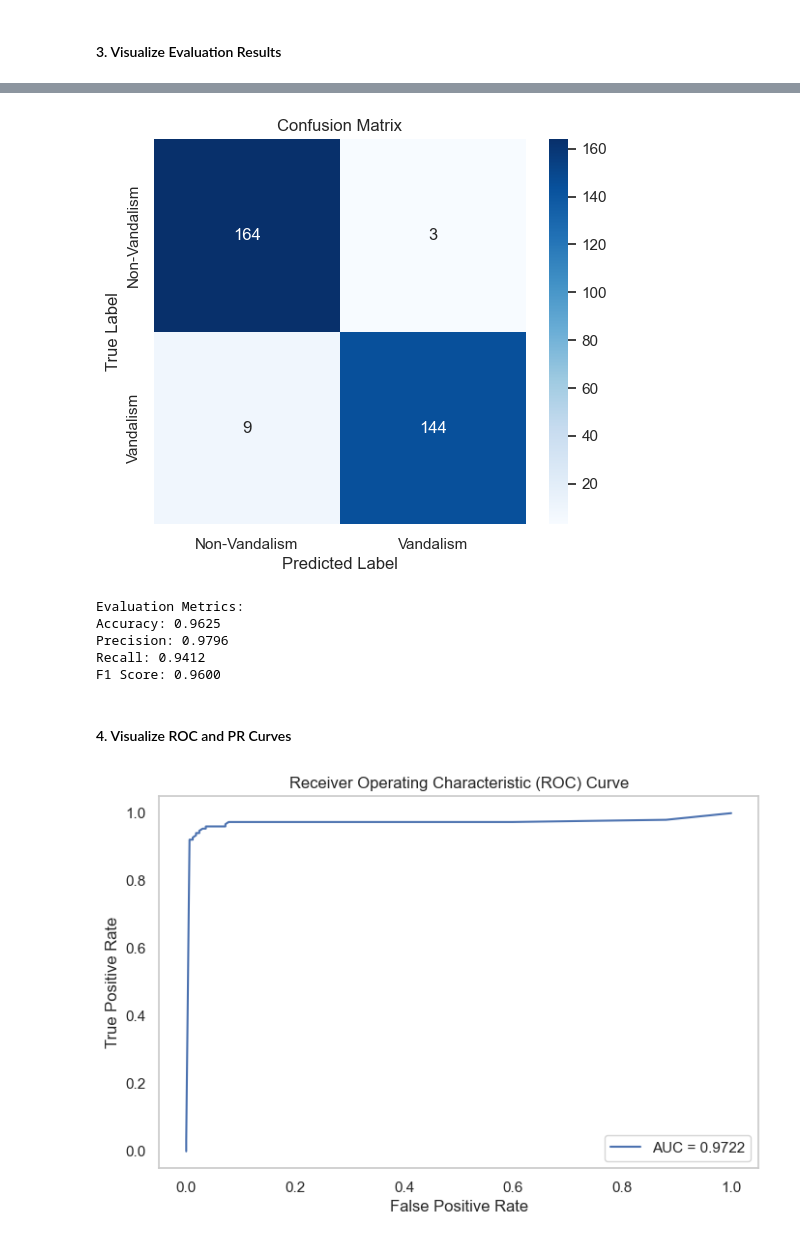
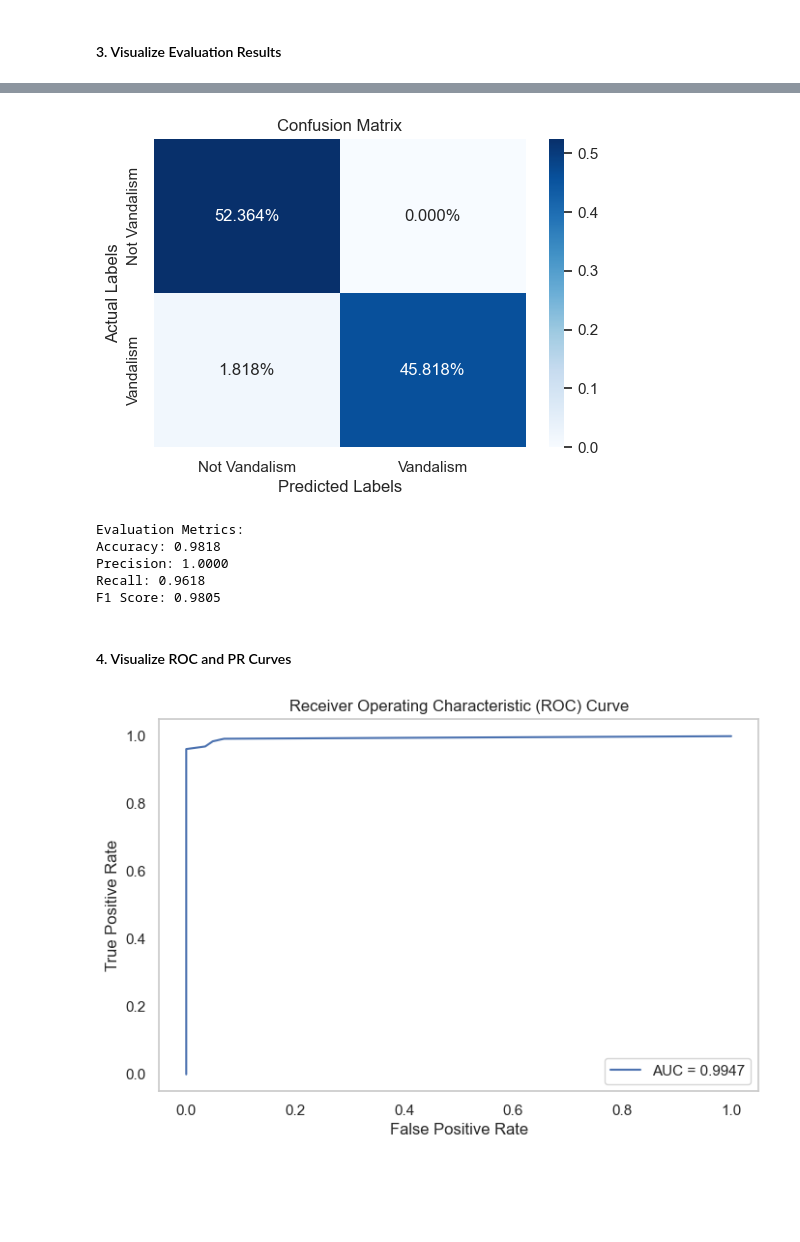
Before and after one commit to rspseshasai/vandalism_detection_osm, a Jupyter notebook: notebooks/visualization_and_analysis_changeset_data.ipynb, the cells around one changed output, grey strips where cells are left out. Cells and saved outputs as stored; diff of their text form; code cells hidden in the pictures; blank space fills up the shorter version.

```diff
--- a/notebooks/visualization_and_analysis_changeset_data.ipynb
+++ b/notebooks/visualization_and_analysis_changeset_data.ipynb
@@ -352,27 +344,12 @@ Evaluation Results Sample:
 # %%
-# Load confusion matrix
-confusion_matrix = np.load(CONFUSION_MATRIX_PATH)
-
-# Plot confusion matrix
-set_plot_style()
-
-plt.figure(figsize=(6, 5))
-sns.heatmap(
-    confusion_matrix, annot=True, fmt='d', cmap='Blues',
-    xticklabels=['Non-Vandalism', 'Vandalism'],
-    yticklabels=['Non-Vandalism', 'Vandalism']
-)
-plt.title('Confusion Matrix')
-plt.xlabel('Predicted Label')
-plt.ylabel('True Label')
-plt.show()
+plot_confusion_matrix('hyper_classifier')
 # %% [output]
-[figure, old version]
+[figure, new version]
 # %%
 # Calculate and display key metrics from evaluation results
-accuracy = (evaluation_results['y_true'] == evaluation_results['y_pred']).mean()
-precision = evaluation_results.query("y_pred == 1 & y_true == 1").shape[0] / evaluation_results.query("y_pred == 1").shape[0]
-recall = evaluation_results.query("y_pred == 1 & y_true == 1").shape[0] / evaluation_results.query("y_true == 1").shape[0]
+accuracy = (evaluation_results['y_true'] == evaluation_results['y_pred_hyper_classifier']).mean()
+precision = evaluation_results.query("y_pred_hyper_classifier == 1 & y_true == 1").shape[0] / evaluation_results.query("y_pred_hyper_classifier == 1").shape[0]
+recall = evaluation_results.query("y_pred_hyper_classifier == 1 & y_true == 1").shape[0] / evaluation_results.query("y_true == 1").shape[0]
 f1_score = 2 * (precision * recall) / (precision + recall)
 
 print("Evaluation Metrics:")
@@ -382,21 +359,21 @@ print(f"Recall: {recall:.4f}")
 print(f"F1 Score: {f1_score:.4f}")
 # %% [output]
 Evaluation Metrics:
-Accuracy: 0.9625
-Precision: 0.9796
-Recall: 0.9412
-F1 Score: 0.9600
+Accuracy: 0.9818
+Precision: 1.0000
+Recall: 0.9618
+F1 Score: 0.9805
 # %% [markdown]
 #### 4. Visualize ROC and PR Curves
 # %%
 from sklearn.metrics import roc_curve, roc_auc_score
 
 # Calculate ROC Curve
-fpr, tpr, _ = roc_curve(evaluation_results['y_true'], evaluation_results['y_prob'])
+fpr, tpr, _ = roc_curve(evaluation_results['y_true'], evaluation_results['y_prob_hyper_classifier'])
 
 # Plot ROC Curve
 plt.figure(figsize=(8, 5))
-plt.plot(fpr, tpr, label=f"AUC = {roc_auc_score(evaluation_results['y_true'], evaluation_results['y_prob']):.4f}")
+plt.plot(fpr, tpr, label=f"AUC = {roc_auc_score(evaluation_results['y_true'], evaluation_results['y_prob_hyper_classifier']):.4f}")
 plt.title("Receiver Operating Characteristic (ROC) Curve")
 plt.xlabel("False Positive Rate")
 plt.ylabel("True Positive Rate")
@@ -404,7 +381,7 @@ plt.legend(loc="lower right")
 plt.grid()
 plt.show()
 # %% [output]
-[figure, old version]
+[figure, new version]
 # %%
 from sklearn.metrics import precision_recall_curve, average_precision_score
 
```
Also changed, not shown: parts of 32 cells of this notebook, 5 other files.
